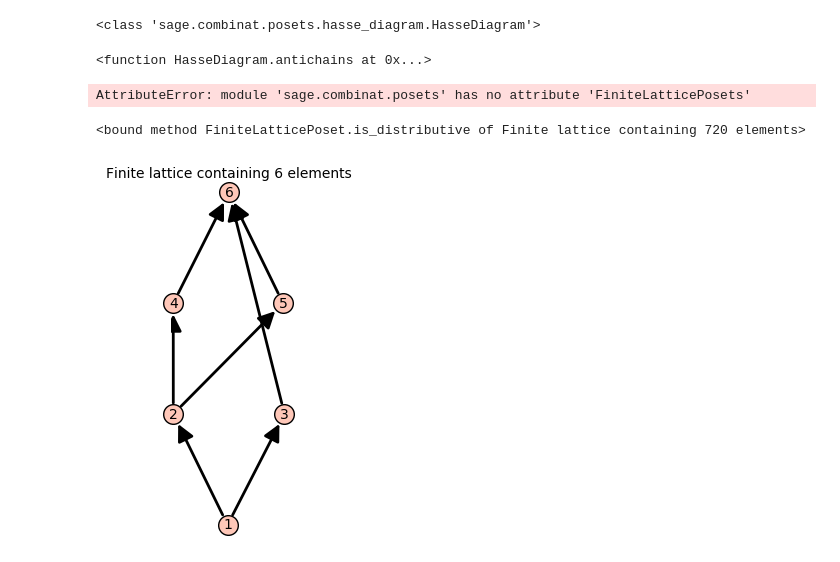
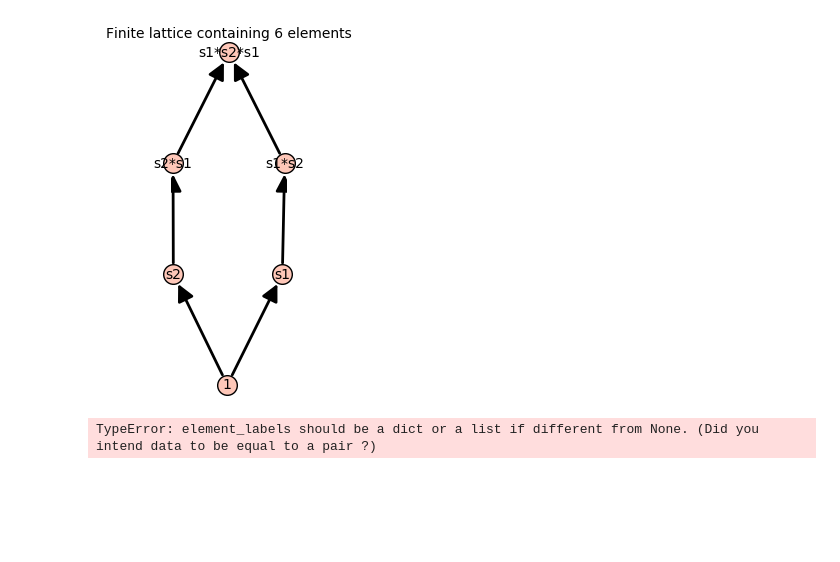
Before and after one commit to haruhisa-enomoto/tors-lattice, a Jupyter notebook: Untitled.ipynb, the cells around one changed output. Cells and saved outputs as stored; diff of their text form; code cells hidden in the pictures; blank space fills up the shorter version.

```diff
--- a/Untitled.ipynb
+++ b/Untitled.ipynb
@@ -118,12 +66,0 @@ H = torsA._hasse_diagram
-# %%
-type(H)
-# %% [output]
-<class 'sage.combinat.posets.hasse_diagram.HasseDiagram'>
-# %%
-sage.combinat.posets.hasse_diagram.HasseDiagram.antichains
-# %% [output]
-<function HasseDiagram.antichains at 0x...>
-# %%
-sage.combinat.posets.FiniteLatticePosets
-# %% [output]
-AttributeError: module 'sage.combinat.posets' has no attribute 'FiniteLatticePosets'
@@ -130,4 +69,9 @@ AttributeError: module 'sage.combinat.posets' has no attribute 'FiniteLatticePos
+# %%
+torsA = TorsLattice(torsA)
+torsA
+# %% [output]
+[figure, added]
 # %%
-torsA.is_distributive
+torsA.wide_lattice()
 # %% [output]
-<bound method FiniteLatticePoset.is_distributive of Finite lattice containing 720 elements>
+TypeError: element_labels should be a dict or a list if different from None. (Did you intend data to be equal to a pair ?)
@@ -144,5 +77,0 @@ class A:
-# %%
-L = LatticePoset({1: [2, 3], 2: [4, 5], 3: [6], 4: [6], 5: [6]})
-L
-# %% [output]
-[figure, removed]
```
Also changed, not shown: parts of 41 cells of this notebook, 5 other files.
